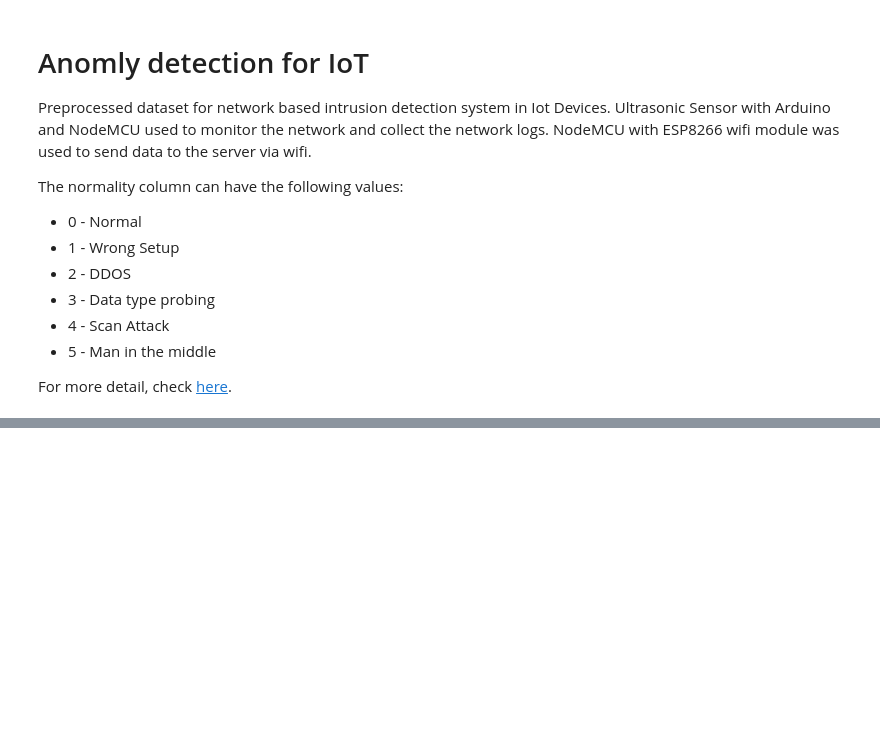
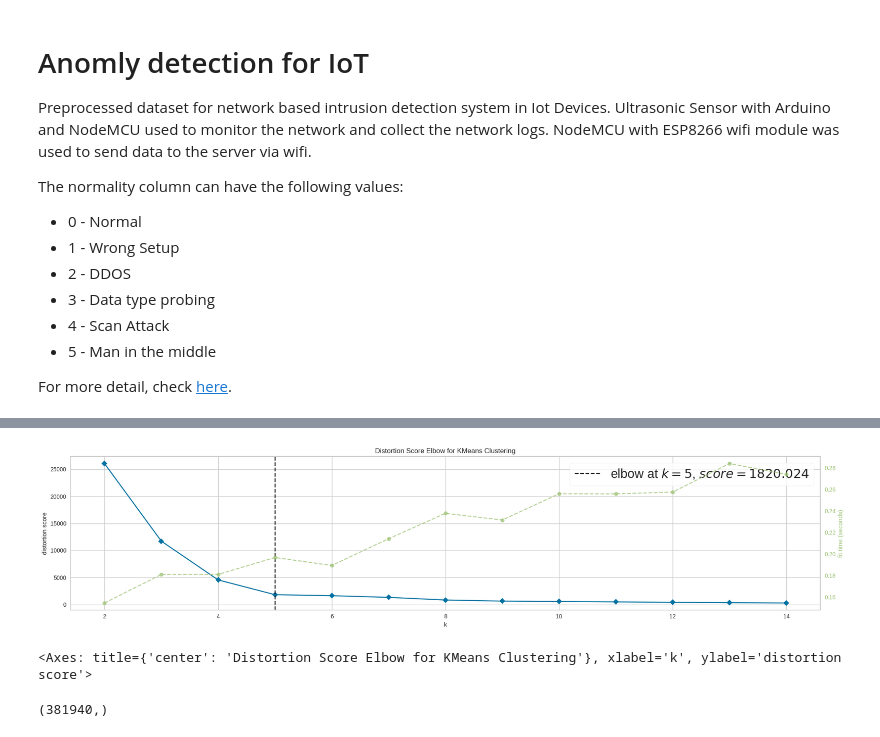
Before and after one commit to detiuaveiro/aas-anomaly-detection-iot-mariolpantunes, a Jupyter notebook: anomaly.ipynb, the cells around one changed output, grey strips where cells are left out. Saved outputs shown, nothing was run; the diff lists cells and outputs as text; code cells hidden in the pictures; blank space fills up the shorter version.

```diff
--- a/anomaly.ipynb
+++ b/anomaly.ipynb
@@ -53,0 +87,3 @@ shape: (9, 15)
+# %%
+X = df.drop(['frame.number', 'frame.time', 'eth.src', 'ip.src', 'tcp.srcport', 'normality'])
+y = df['normality']
@@ -53,0 +125,18 @@ shape: (9, 15)
+# %%
+from sklearn.cluster import KMeans
+from yellowbrick.cluster import KElbowVisualizer
+
+model = KMeans(random_state=42)
+visualizer = KElbowVisualizer(model, k=(2,15))
+
+visualizer.fit(X_train)
+visualizer.show()
+# %% [output]
+[figure, added]
+<Axes: title={'center': 'Distortion Score Elbow for KMeans Clustering'}, xlabel='k', ylabel='distortion score'>
+# %%
+model = KMeans(n_clusters=5, random_state=42)
+model.fit(X_train)
+print(model.labels_.shape)
+# %% [output]
+(381940,)
```
Also changed, not shown: parts of 20 cells of this notebook, 1 other file.
